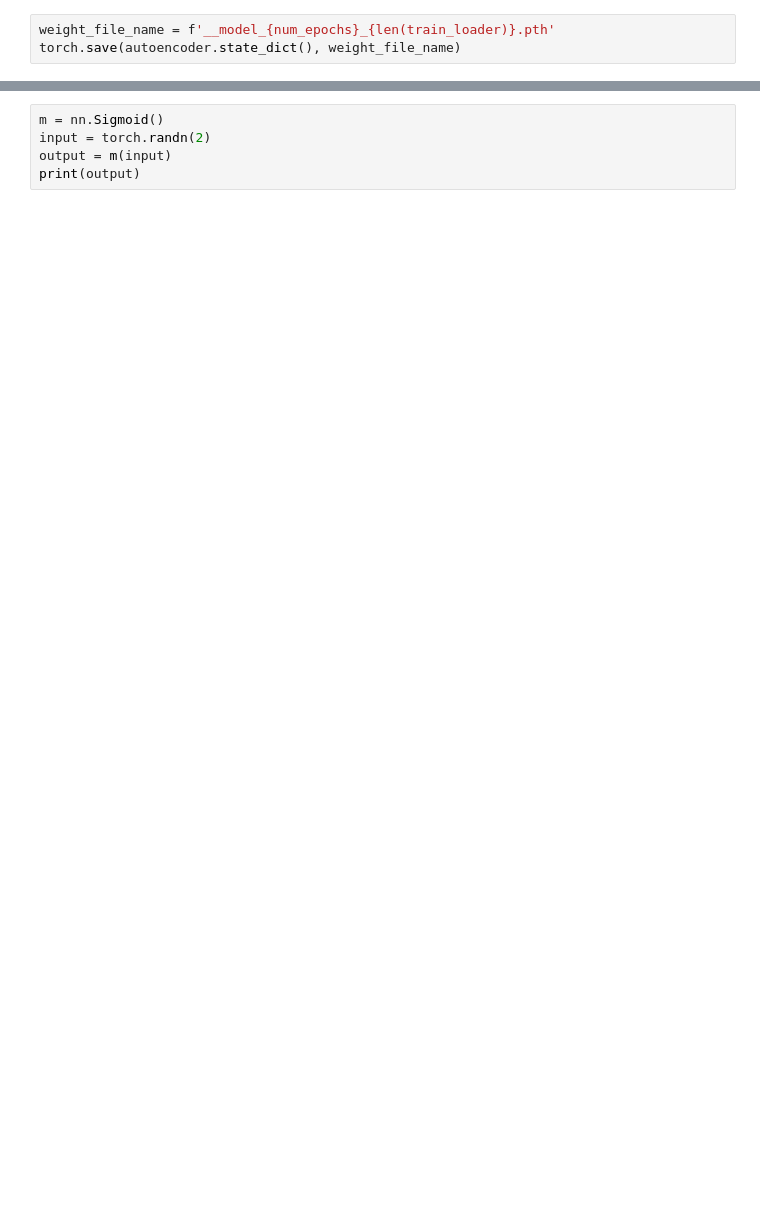
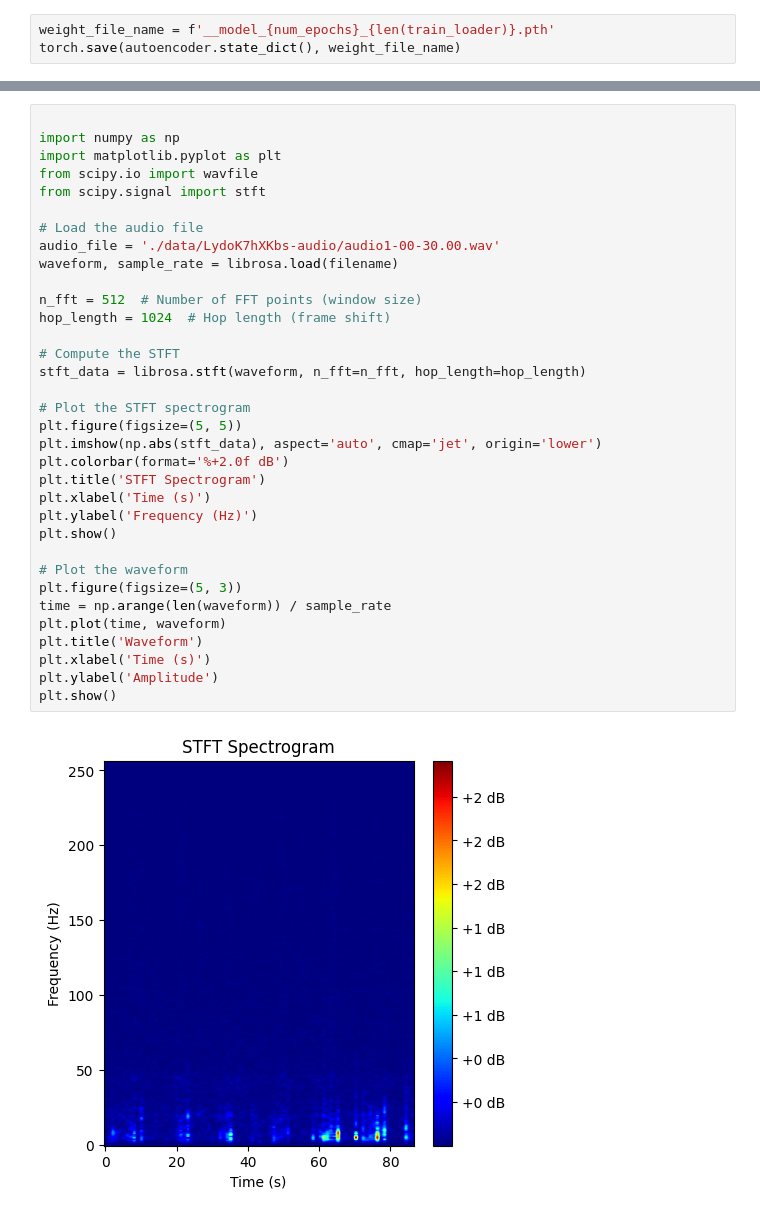
Before and after one commit to Kldiasha/image-sounds, a Jupyter notebook: sound_processing.ipynb, the cells around one changed output, grey strips where cells are left out. Drawn from its saved outputs; the diff is of its cells as text; blank space fills up the shorter version.

```diff
--- a/sound_processing.ipynb
+++ b/sound_processing.ipynb
@@ -326,5 +382,36 @@ with torch.no_grad():
-# %%
-m = nn.Sigmoid()
-input = torch.randn(2)
-output = m(input)
-print(output)
+# %%
+
+import numpy as np
+import matplotlib.pyplot as plt
+from scipy.io import wavfile
+from scipy.signal import stft
+
+# Load the audio file
+audio_file = './data/LydoK7hXKbs-audio/audio1-00-30.00.wav'
+waveform, sample_rate = librosa.load(filename)
+
+n_fft = 512  # Number of FFT points (window size)
+hop_length = 1024  # Hop length (frame shift)
+
+# Compute the STFT
+stft_data = librosa.stft(waveform, n_fft=n_fft, hop_length=hop_length)
+
+# Plot the STFT spectrogram
+plt.figure(figsize=(5, 5))
+plt.imshow(np.abs(stft_data), aspect='auto', cmap='jet', origin='lower')
+plt.colorbar(format='%+2.0f dB')
+plt.title('STFT Spectrogram')
+plt.xlabel('Time (s)')
+plt.ylabel('Frequency (Hz)')
+plt.show()
+
+# Plot the waveform
+plt.figure(figsize=(5, 3))
+time = np.arange(len(waveform)) / sample_rate
+plt.plot(time, waveform)
+plt.title('Waveform')
+plt.xlabel('Time (s)')
+plt.ylabel('Amplitude')
+plt.show()
+# %% [output]
+[figure, added]
```
Also changed, not shown: parts of 8 cells of this notebook.
